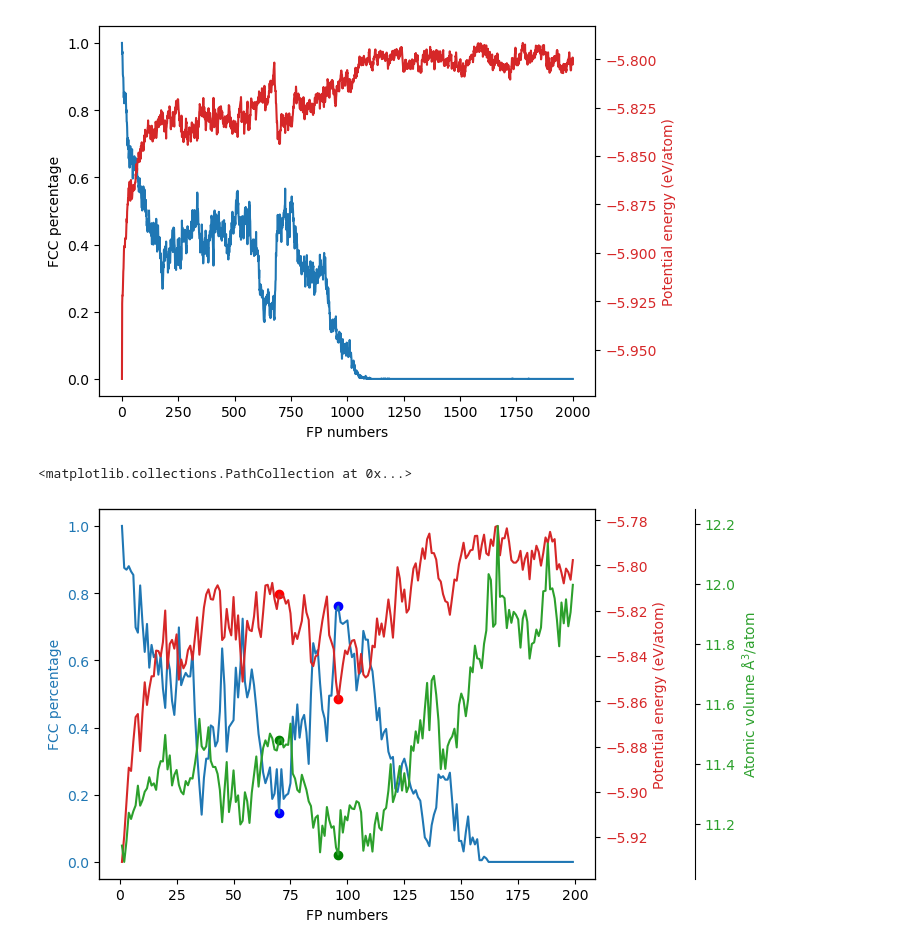
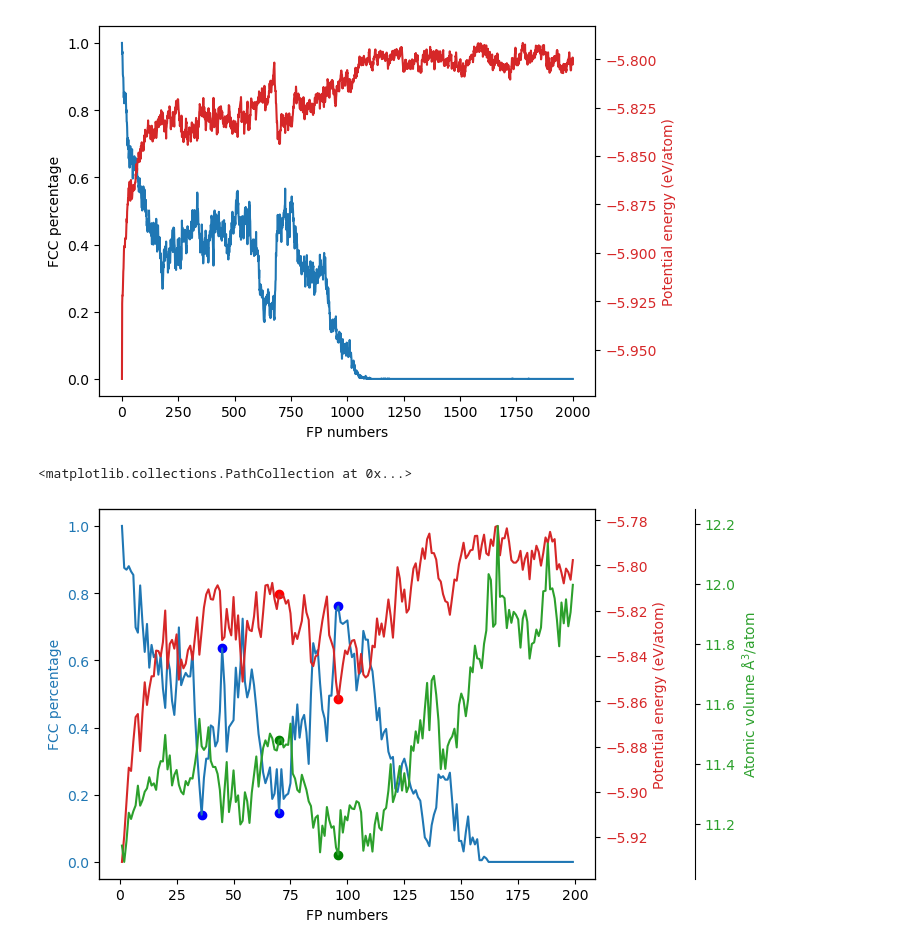
Before and after one commit to HE-RU10/ga2o3, a Jupyter notebook: FCC_analysis.ipynb, the cells around one changed output. Cells and saved outputs as stored; diff of their text form; code cells hidden in the pictures.

```diff
--- a/FCC_analysis.ipynb
+++ b/FCC_analysis.ipynb
@@ -78,8 +78,8 @@ ax1.plot(nFP,nfcc,color='tab:blue')
 ax1.set_ylabel('FCC percentage',color='tab:blue')
 ax1.set_xlabel('FP numbers')
 ax1.tick_params(axis='y', labelcolor='tab:blue')
-#plt.scatter(36,nfcc[35],color='blue')
-#plt.scatter(45,nfcc[44],color='blue')
+plt.scatter(36,nfcc[35],color='blue')
+plt.scatter(45,nfcc[44],color='blue')
 plt.scatter(70,nfcc[69],color='blue')
 plt.scatter(96,nfcc[95],color='blue')
 ax2 = ax1.twinx()
@@ -88,31 +88,31 @@ os.chdir(path)
 ape_mix=np.zeros(199)
 avol_mix=np.zeros(199)
 for i in range(1,200):
     fn2=str(i)+'.log'
      # custom step dt time temp press v_ape v_ake v_avol etotal c_FP_distance
     log= pd.read_csv(fn2, sep=' ',header=None)
     log.columns=['Timestep','t','T','press','ape','ake','avol','etotal','FP_distance']
     ape_mix[i-1]=log['ape'][-1:]
     avol_mix[i-1]=log['avol'][-1:]
 ax2.spines['right'].set_position(('axes', 1.0))
 ax2.plot(nFP, ape_mix,color='tab:red')
 ax2.set_ylabel('Potential energy (eV/atom)',color='tab:red')
 ax2.tick_params(axis='y', labelcolor='tab:red')
 #plt.scatter(36,ape_mix[35],color='red')
 #plt.scatter(45,ape_mix[44],color='red')
 plt.scatter(70,ape_mix[69],color='red')
 plt.scatter(96,ape_mix[95],color='red')
 
 ax3 = ax1.twinx()
 ax3.plot(nFP, avol_mix,color='tab:green')
 # Offset the last y-axis to the right
 ax3.spines['right'].set_position(('axes',1.2))
 ax3.set_ylabel('Atomic volume $\mathrm{\AA^3/atom}$',color='tab:green')
 ax3.tick_params(axis='y', labelcolor='tab:green')
 #plt.scatter(36,avol_mix[35],color='green')
 #plt.scatter(45,avol_mix[44],color='green')
 plt.scatter(70,avol_mix[69],color='green')
 plt.scatter(96,avol_mix[95],color='green')
 # %% [output]
 <matplotlib.collections.PathCollection at 0x...>
-[figure, old version]
+[figure, new version]
```
Also changed, not shown: 5 other files.
